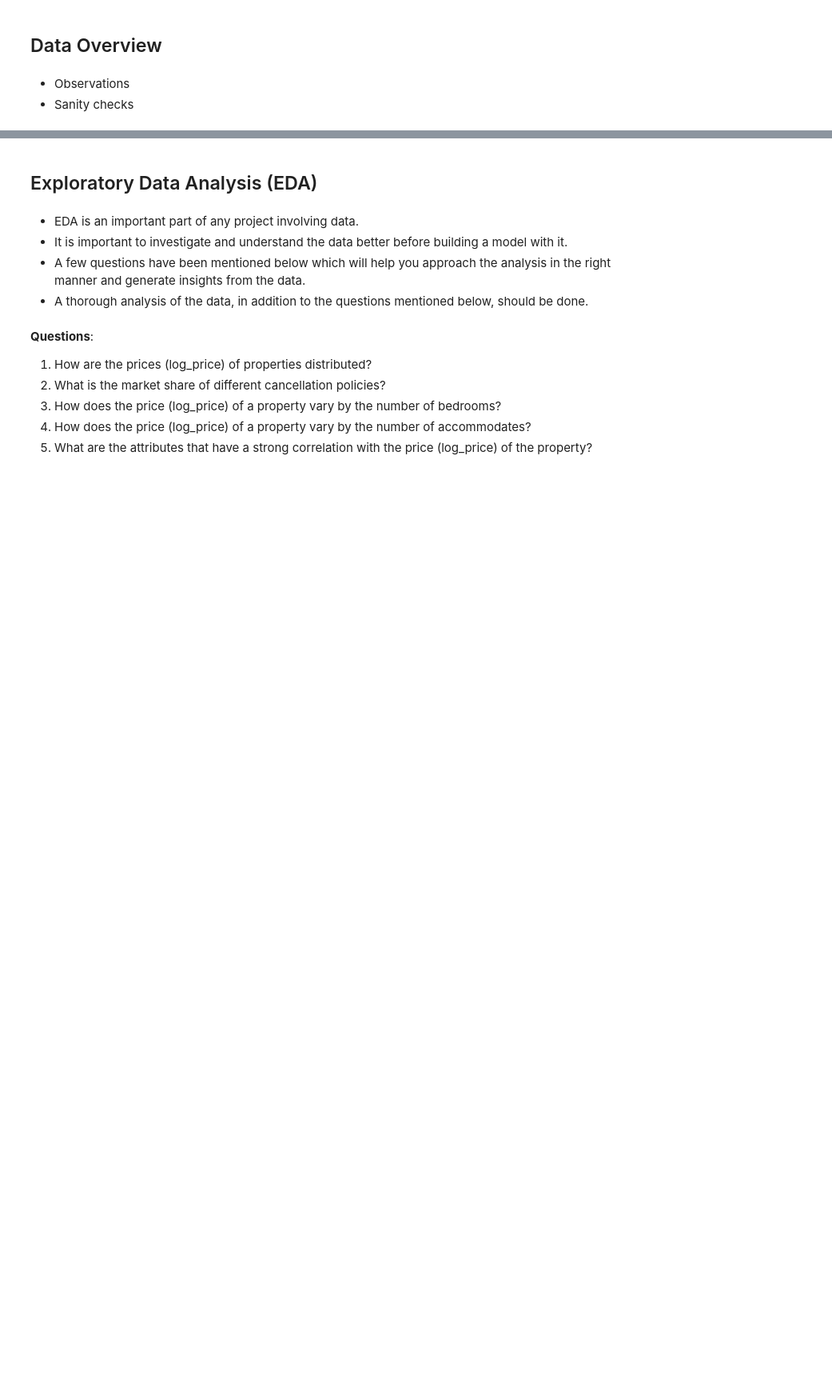
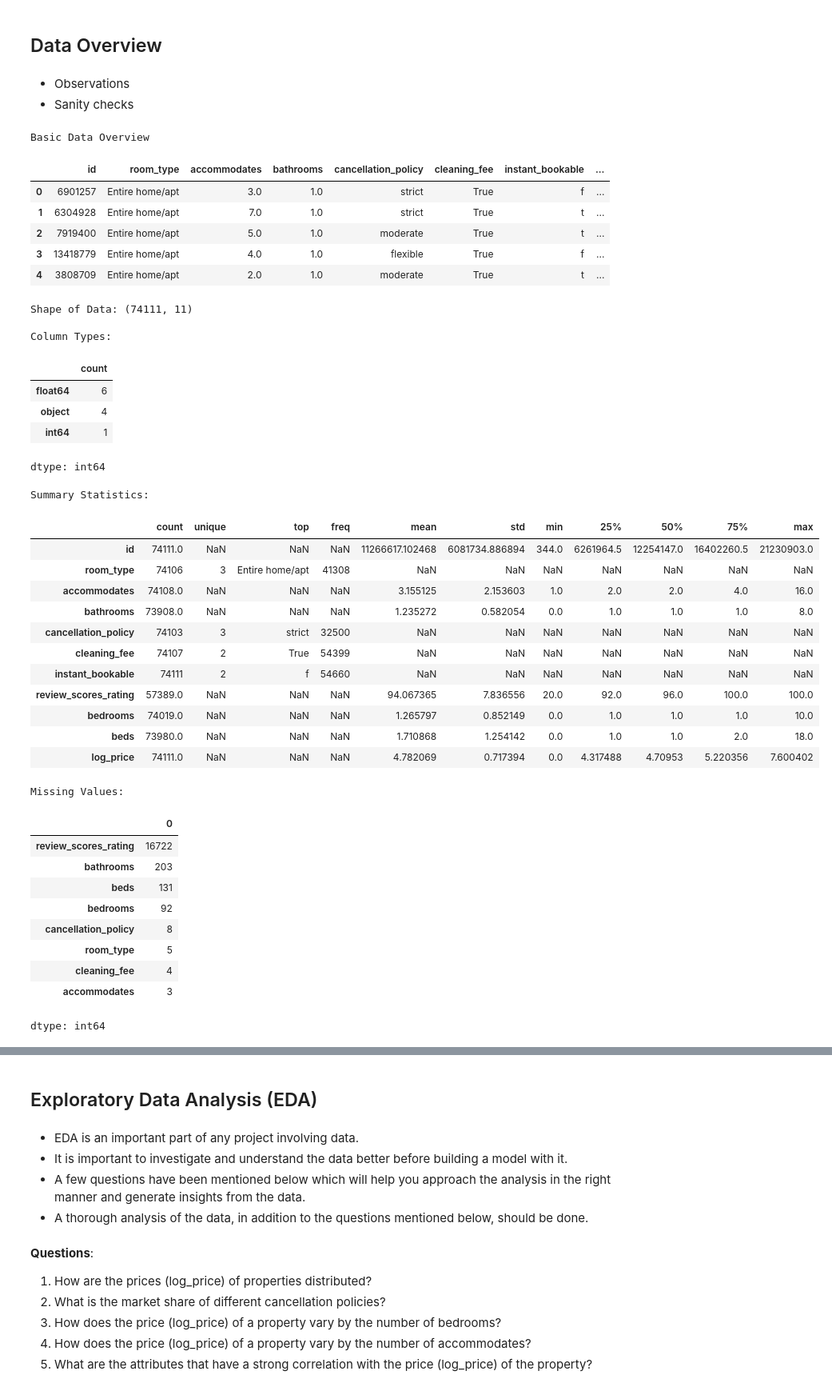
Before and after one commit to EvagAIML/AIML, a Jupyter notebook: Fullcode_ML_additional_Project_Erik_V.ipynb, the cells around one changed output, grey strips where cells are left out. Shown at 80% size. Saved outputs shown, nothing was run; the diff lists cells and outputs as text; code cells hidden in the pictures; blank space fills up the shorter version.

```diff
--- a/Fullcode_ML_additional_Project_Erik_V.ipynb
+++ b/Fullcode_ML_additional_Project_Erik_V.ipynb
@@ -91,3 +98,80 @@ df.head()
 # %% [markdown]
 - Observations
 - Sanity checks
+# %%
+def data_observations(df):
+    print("Basic Data Overview")
+    display(df.head())
+
+    print("\nShape of Data:", df.shape)
+    print("\nColumn Types:")
+    display(df.dtypes.value_counts())
+
+    print("\nSummary Statistics:")
+    display(df.describe(include='all').transpose())
+
+# --- SANITY CHECKS ---
+def sanity_checks(df):
+    print("Missing Values:")
+    missing = df.isnull().sum()
+    display(missing[missing > 0].sort_values(ascending=False))
+
+    print("\nDuplicate Rows:")
+    print("Total duplicates:", df.duplicated().sum())
+
+    print("\nConstant Columns (no variance):")
+    constant_cols = [col for col in df.columns if df[col].nunique() <= 1]
+    print(constant_cols if constant_cols else "None found.")
+
+    print("\nPotential Outliers in Numeric Columns:")
+    for col in df.select_dtypes(include=np.number).columns:
+        q1 = df[col].quantile(0.25)
+        q3 = df[col].quantile(0.75)
+        iqr = q3 - q1
+        outliers = df[(df[col] < q1 - 1.5 * iqr) | (df[col] > q3 + 1.5 * iqr)][col]
+        if len(outliers) > 0:
+            print(f"{col}: {len(outliers)} potential outliers")
+
+# --- EXECUTE OVERVIEW ---
+data_observations(df)
+sanity_checks(df)
+# %% [output]
+Basic Data Overview
+|  | id | room_type | accommodates | bathrooms | cancellation_policy | cleaning_fee | instant_bookable | ... |
+| 0 | 6901257 | Entire home/apt | 3.0 | 1.0 | strict | True | f | ... |
+| 1 | 6304928 | Entire home/apt | 7.0 | 1.0 | strict | True | t | ... |
+| 2 | 7919400 | Entire home/apt | 5.0 | 1.0 | moderate | True | t | ... |
+| 3 | 13418779 | Entire home/apt | 4.0 | 1.0 | flexible | True | f | ... |
+| 4 | 3808709 | Entire home/apt | 2.0 | 1.0 | moderate | True | t | ... |
+Shape of Data: (74111, 11)
+
+Column Types:
+|  | count |
+| float64 | 6 |
+| object | 4 |
+| int64 | 1 |
+dtype: int64
+Summary Statistics:
+|  | count | unique | top | freq | mean | std | min | 25% | 50% | 75% | max |
+| id | 74111.0 | NaN | NaN | NaN | 11266617.102468 | 6081734.886894 | 344.0 | 6261964.5 | 12254147.0 | 16402260.5 | 21230903.0 |
+| room_type | 74106 | 3 | Entire home/apt | 41308 | NaN | NaN | NaN | NaN | NaN | NaN | NaN |
+| accommodates | 74108.0 | NaN | NaN | NaN | 3.155125 | 2.153603 | 1.0 | 2.0 | 2.0 | 4.0 | 16.0 |
+| bathrooms | 73908.0 | NaN | NaN | NaN | 1.235272 | 0.582054 | 0.0 | 1.0 | 1.0 | 1.0 | 8.0 |
+| cancellation_policy | 74103 | 3 | strict | 32500 | NaN | NaN | NaN | NaN | NaN | NaN | NaN |
+| cleaning_fee | 74107 | 2 | True | 54399 | NaN | NaN | NaN | NaN | NaN | NaN | NaN |
+| instant_bookable | 74111 | 2 | f | 54660 | NaN | NaN | NaN | NaN | NaN | NaN | NaN |
+| review_scores_rating | 57389.0 | NaN | NaN | NaN | 94.067365 | 7.836556 | 20.0 | 92.0 | 96.0 | 100.0 | 100.0 |
+| bedrooms | 74019.0 | NaN | NaN | NaN | 1.265797 | 0.852149 | 0.0 | 1.0 | 1.0 | 1.0 | 10.0 |
+| beds | 73980.0 | NaN | NaN | NaN | 1.710868 | 1.254142 | 0.0 | 1.0 | 1.0 | 2.0 | 18.0 |
+| log_price | 74111.0 | NaN | NaN | NaN | 4.782069 | 0.717394 | 0.0 | 4.317488 | 4.70953 | 5.220356 | 7.600402 |
+Missing Values:
+|  | 0 |
+| review_scores_rating | 16722 |
+| bathrooms | 203 |
+| beds | 131 |
+| bedrooms | 92 |
+| cancellation_policy | 8 |
+| room_type | 5 |
+| cleaning_fee | 4 |
+| accommodates | 3 |
+dtype: int64
```
Also changed, not shown: parts of 12 cells of this notebook.
